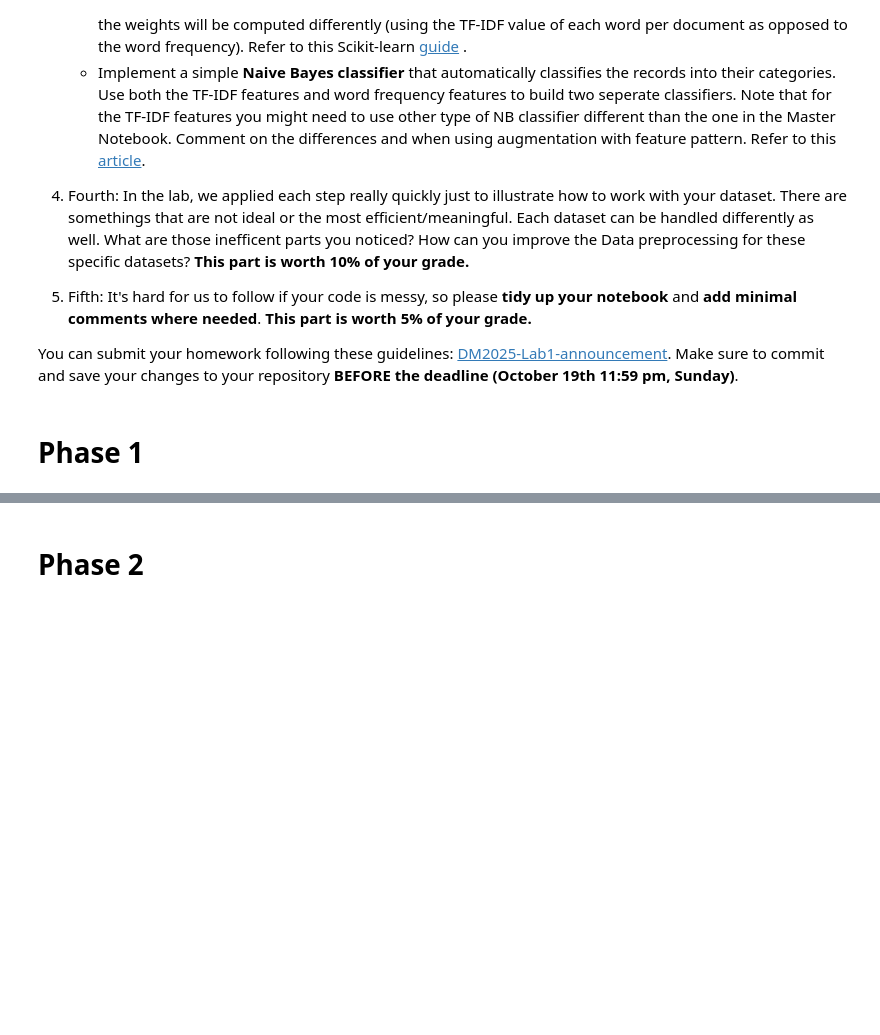
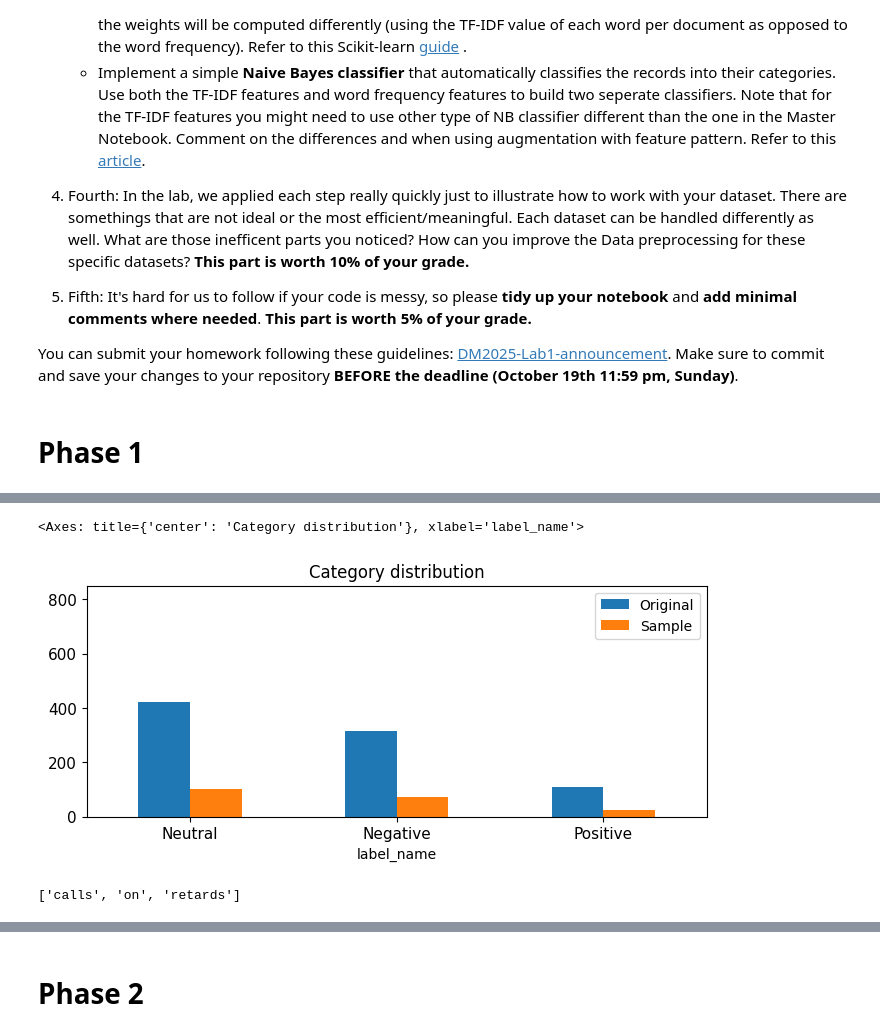
Before and after one commit to sleepingpandazzz25/DM2025-Lab1-Exercise, a Jupyter notebook: DM2025-Lab1-Homework.ipynb, the cells around one changed output, grey strips where cells are left out. Cells and saved outputs as stored; diff of their text form; code cells hidden in the pictures; blank space fills up the shorter version.

```diff
--- a/DM2025-Lab1-Homework.ipynb
+++ b/DM2025-Lab1-Homework.ipynb
@@ -62,0 +196,27 @@ You can submit your homework following these guidelines: [DM2025-Lab1-announceme
+# %%
+# Exercise 8
+df_sample = df.sample(n=200)
+# Combine the two dataframes into one
+combined = pd.DataFrame({
+    'Original': df.label_name.value_counts(),
+    'Sample': df_sample.label_name.value_counts()
+})
+
+maximum_count = max(combined.max())
+maximum_count_rounded = math.ceil(maximum_count / 100) * 100
+
+combined.plot(kind='bar',
+              title='Category distribution',
+              ylim=[0, 850], # Set ylim as 850 so the legend doesn't cover any bars
+              rot=0, fontsize=11, figsize=(8,3))
+# %% [output]
+<Axes: title={'center': 'Category distribution'}, xlabel='label_name'>
+[figure, added]
+# %%
+# Exercise 9
+count_vect = CountVectorizer()
+df_counts = count_vect.fit_transform(df.text)
+analyze = count_vect.build_analyzer()
+analyze(df["text"].iloc[0]) # We get the first text document and then call analyze
+# %% [output]
+['calls', 'on', 'retards']
```
Also changed, not shown: parts of 22 cells of this notebook, 1 other file.
